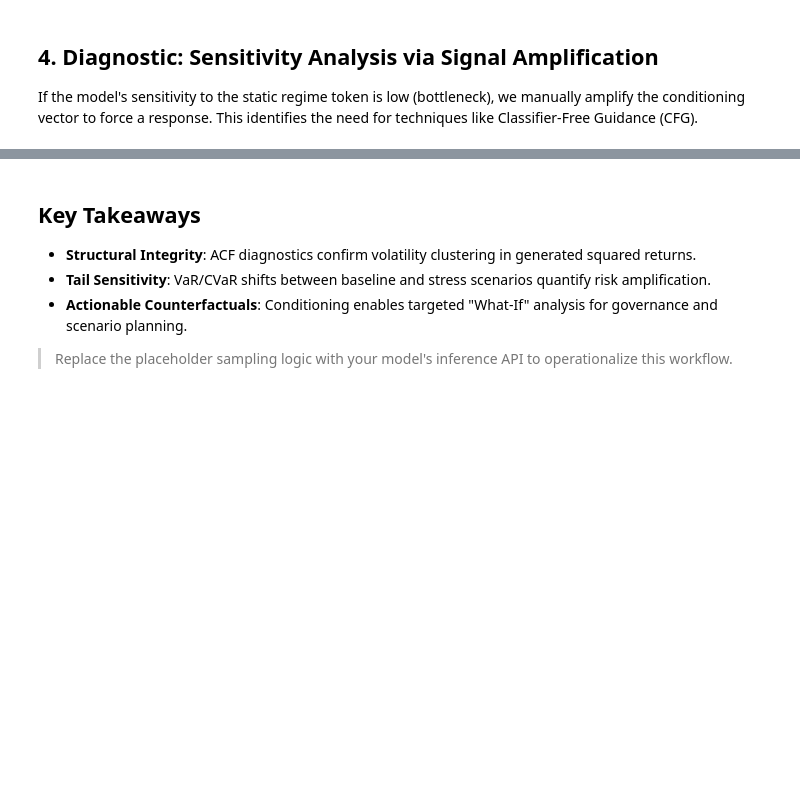
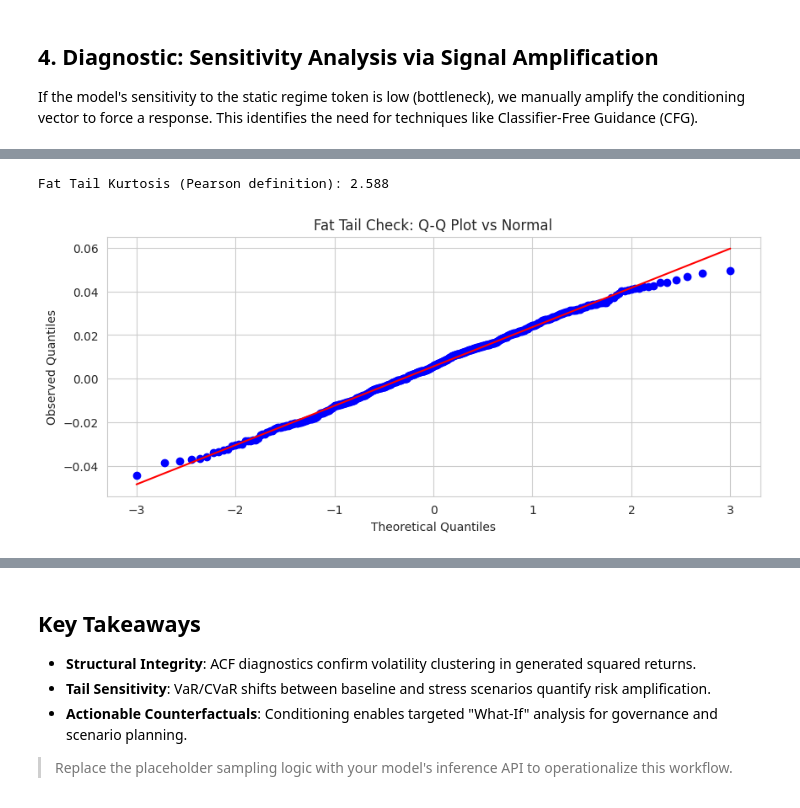
Before and after one commit to Land-Walker/My_Little_Quant_Firm, a Jupyter notebook: FinD_Generator/notebooks/scenario_stress_demo.ipynb, the cells around one changed output, grey strips where cells are left out. Cells and saved outputs as stored; diff of their text form; code cells hidden in the pictures; blank space fills up the shorter version.

Commit message:
Add firve more stress test for evaluation

```diff
--- a/FinD_Generator/notebooks/scenario_stress_demo.ipynb
+++ b/FinD_Generator/notebooks/scenario_stress_demo.ipynb
@@ -393,0 +399,19 @@ Maximum Signal Impact: 0.00339
+# %%
+# Fat Tail Test: kurtosis + Q-Q plot against a Gaussian
+returns_for_tests = base_rets.dropna()
+
+# Pandas calculates excess kurtosis (Fisher).
+# Add 3 to convert to Pearson definition (where Gaussian = 3.0).
+fat_tail_kurtosis = returns_for_tests.kurtosis() + 3
+
+print(f"Fat Tail Kurtosis (Pearson definition): {fat_tail_kurtosis:.3f}")
+
+plt.figure(figsize=(10, 4))
+probplot(returns_for_tests, dist="norm", plot=plt)
+plt.title("Fat Tail Check: Q-Q Plot vs Normal")
+plt.xlabel("Theoretical Quantiles")
+plt.ylabel("Observed Quantiles")
+plt.show()
+# %% [output]
+Fat Tail Kurtosis (Pearson definition): 2.588
+[figure, added]
```
Also changed, not shown: parts of 12 cells of this notebook.
